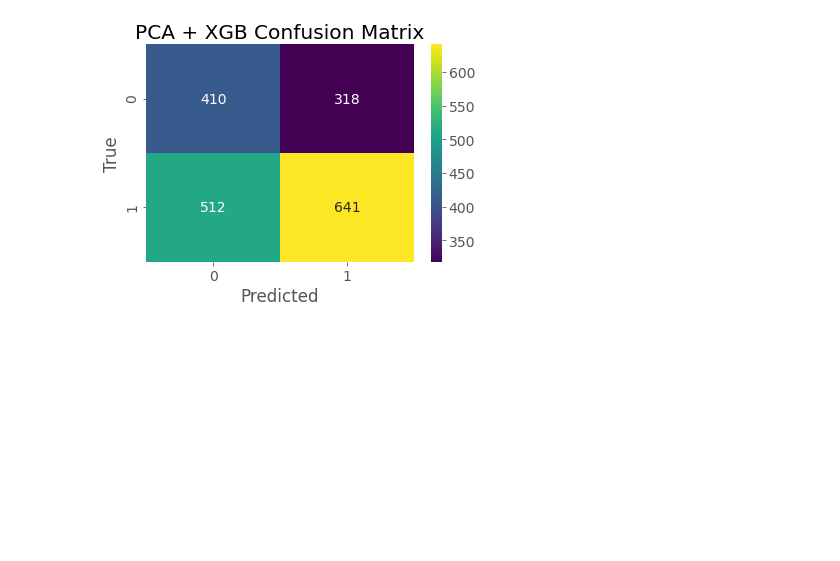
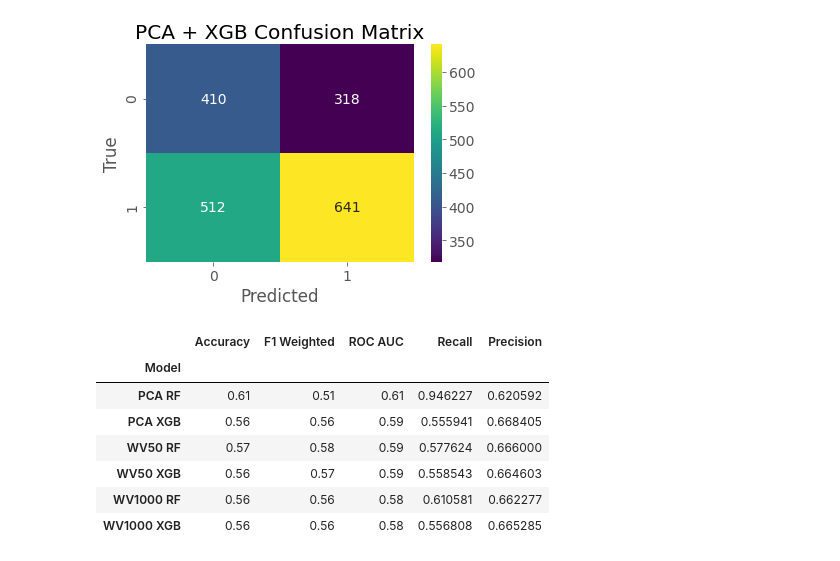
Before and after one commit to mdubatto/capstone2, a Jupyter notebook: src/Untitled.ipynb, the cells around one changed output. Saved outputs shown, nothing was run; the diff lists cells and outputs as text; code cells hidden in the pictures; blank space fills up the shorter version.

```diff
--- a/src/Untitled.ipynb
+++ b/src/Untitled.ipynb
@@ -225,0 +230,11 @@ plt.title('PCA + XGB Confusion Matrix');
+# %%
+results
+# %% [output]
+|  | Accuracy | F1 Weighted | ROC AUC | Recall | Precision |
+| Model |  |  |  |  |  |
+| PCA RF | 0.61 | 0.51 | 0.61 | 0.946227 | 0.620592 |
+| PCA XGB | 0.56 | 0.56 | 0.59 | 0.555941 | 0.668405 |
+| WV50 RF | 0.57 | 0.58 | 0.59 | 0.577624 | 0.666000 |
+| WV50 XGB | 0.56 | 0.57 | 0.59 | 0.558543 | 0.664603 |
+| WV1000 RF | 0.56 | 0.56 | 0.58 | 0.610581 | 0.662277 |
+| WV1000 XGB | 0.56 | 0.56 | 0.58 | 0.556808 | 0.665285 |
```
Also changed, not shown: parts of 3 cells of this notebook, 3 other files.
